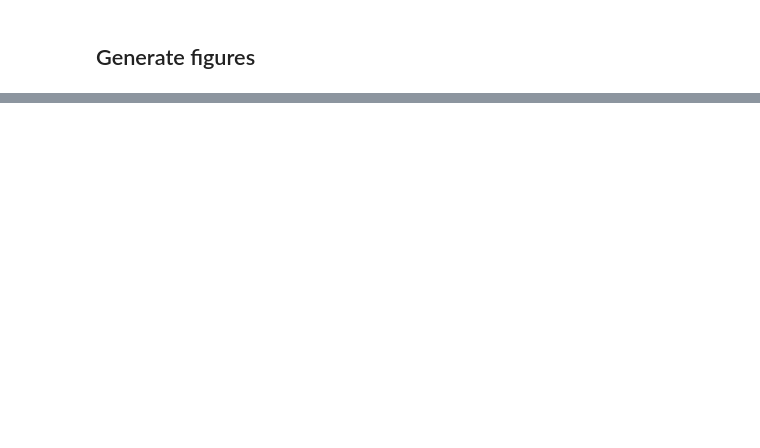
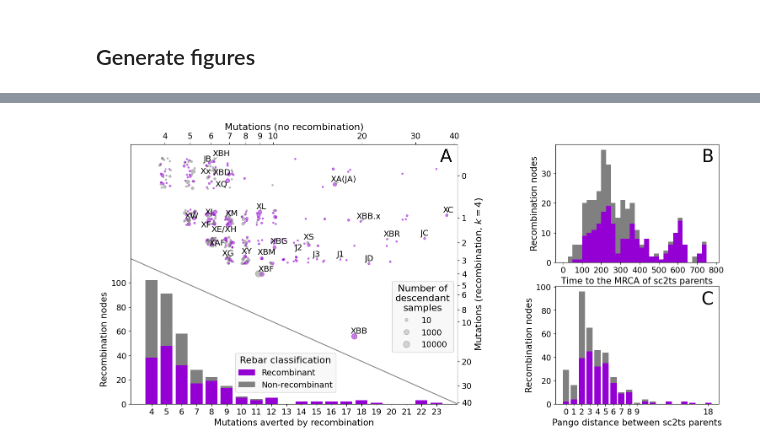
Before and after one commit to jeromekelleher/sc2ts-paper, a Jupyter notebook: notebooks/fig_recombinant_evidence.ipynb, the cells around one changed output, grey strips where cells are left out. Cells and saved outputs as stored; diff of their text form; code cells hidden in the pictures; blank space fills up the shorter version.

```diff
--- a/notebooks/fig_recombinant_evidence.ipynb
+++ b/notebooks/fig_recombinant_evidence.ipynb
@@ -434,0 +542,5 @@ plt.savefig("../figures/recombinant_evidence.pdf", format='pdf', bbox_inches="ti
+# %%
+draw_recombinants_figure("is_rebar_recombinant", "Rebar classification")
+plt.savefig("../figures/recombinant_evidence_rebar.pdf", bbox_inches="tight");
+# %% [output]
+[figure, added]
```
Also changed, not shown: parts of 25 cells of this notebook, 9 other files.
